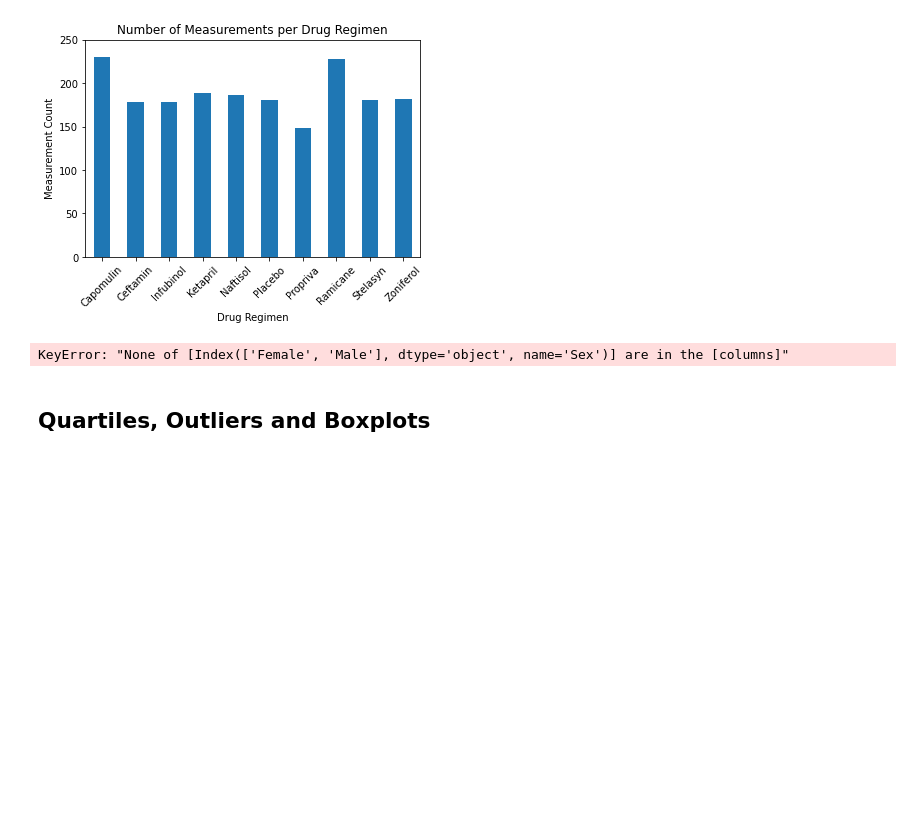
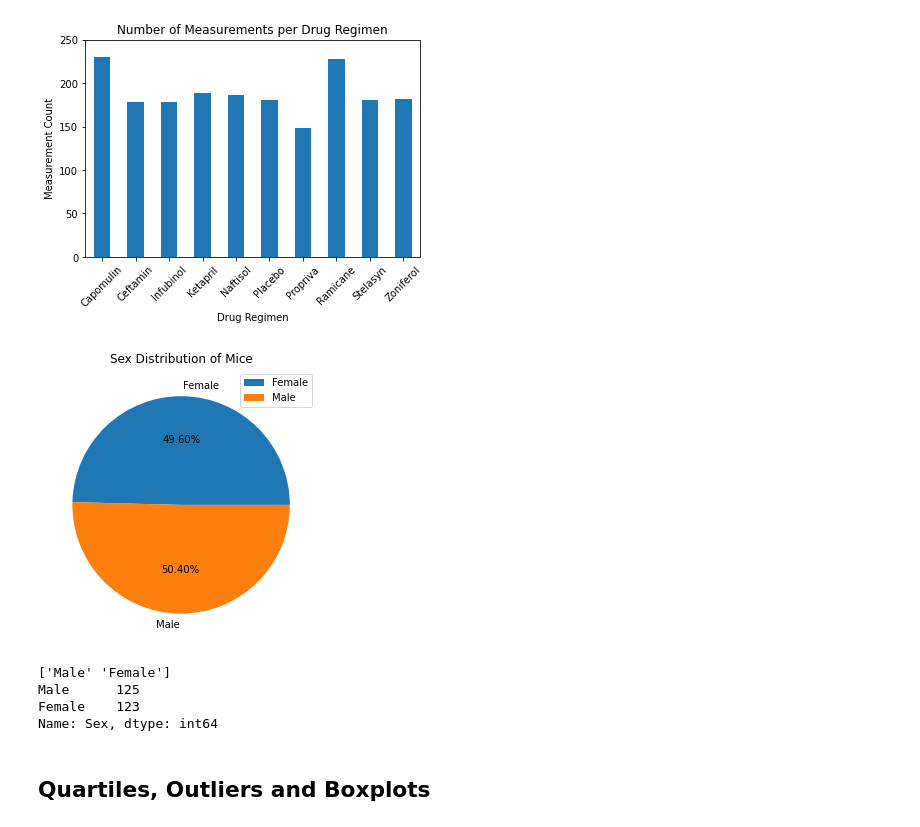
Before and after one commit to sunwoo-kim20/matplotlib-challenge, a Jupyter notebook: Pymaceuticals/pymaceuticals_starter.ipynb, the cells around one changed output. Saved outputs shown, nothing was run; the diff lists cells and outputs as text; code cells hidden in the pictures; blank space fills up the shorter version.

Commit message:
created pie plot with pandas

```diff
--- a/Pymaceuticals/pymaceuticals_starter.ipynb
+++ b/Pymaceuticals/pymaceuticals_starter.ipynb
@@ -153,22 +153,36 @@ plt.show()
 # %%
 # Generate a pie plot showing the distribution of female versus male mice using pandas
 
 # Get new data frame with unique mouse id and groupby sex
 unique_ids_df = clean_mouse_df.drop_duplicates(subset = 'Mouse ID')
-sex_groupby2 = clean_mouse_df.groupby('Sex')
 sex_groupby = unique_ids_df.groupby('Sex')
 sex_groupby.count()
-# Create sex labels
-#sex = unique_ids_df['Sex'].unique()
-#print(sex)
 
 # Create pie plot
-sex_groupby2.count().plot.pie(y = sex_groupby2.count().index)
+sex_groupby.count().plot.pie(y = 'Mouse ID',
+                             title = 'Sex Distribution of Mice',
+                             ylabel = "",
+                             figsize = (5,5),
+                             autopct='%1.2f%%')
+plt.show()
 # %% [output]
-KeyError: "None of [Index(['Female', 'Male'], dtype='object', name='Sex')] are in the [columns]"
+[figure, added]
 # %%
 # Generate a pie plot showing the distribution of female versus male mice using pyplot
+
+# Create sex labels and list with sex count
+
+sex_labels = unique_ids_df['Sex'].unique()
+print(sex_labels)
+sex_count = unique_ids_df['Sex'].value_counts()
+print(sex_count)
+
 plt.pie()
+# %% [output]
+['Male' 'Female']
+Male      125
+Female    123
+Name: Sex, dtype: int64
 # %% [markdown]
 ## Quartiles, Outliers and Boxplots
 # %%
```
